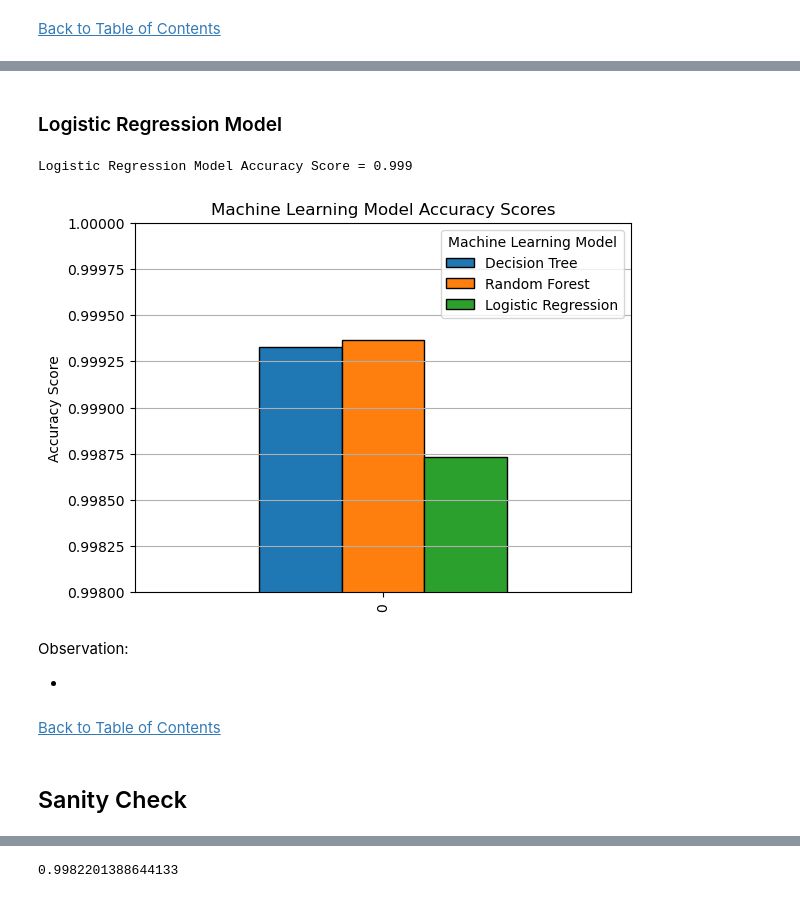
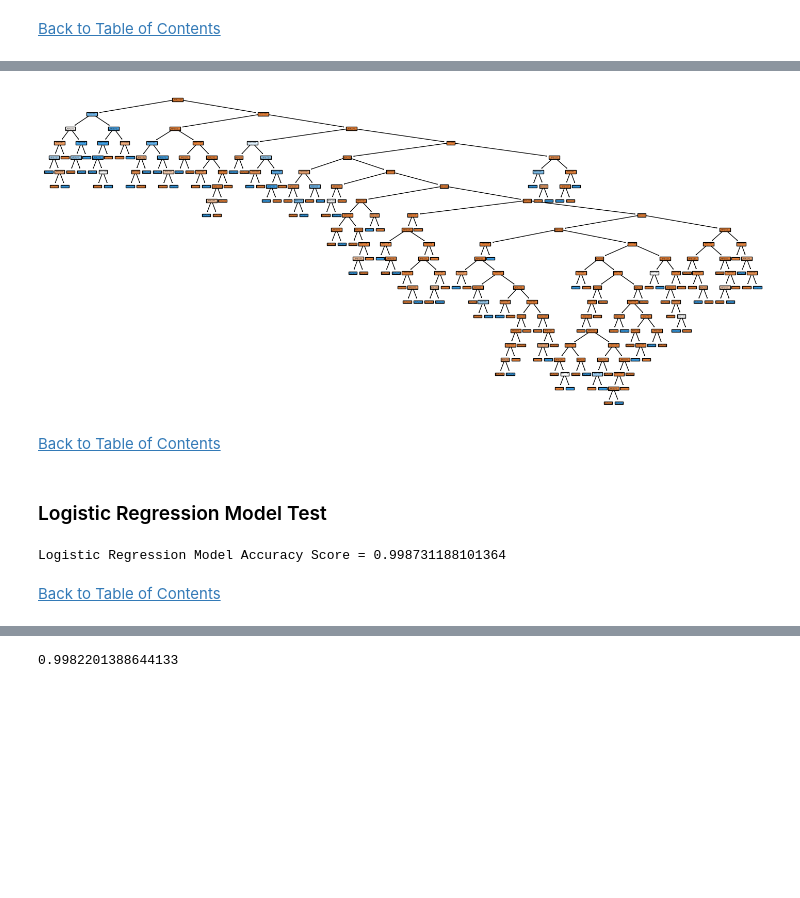
Before and after one commit to jasondo-da/Credit_Card_Fraud_Machine_Learning_Model, a Jupyter notebook: credit_card_fraud_analysis.ipynb, the cells around one changed output, grey strips where cells are left out. Drawn from its saved outputs; the diff is of its cells as text; code cells hidden in the pictures; blank space fills up the shorter version.

```diff
--- a/credit_card_fraud_analysis.ipynb
+++ b/credit_card_fraud_analysis.ipynb
@@ -402,34 +440,23 @@ Random Forest Model Accuracy Score = 0.999
-# %% [markdown]
-### Logistic Regression Model
-# %%
-# Using the test dataset instead of the valid dataset
-score_test = logreg_model.score(features_test, target_test)
-print('Logistic Regression Model Accuracy Score =', score_test)
-# %% [output]
-Logistic Regression Model Accuracy Score = 0.999
-# %%
-# Creating a dataframe with all the model test set results
-model_scores = pd.DataFrame({'Decision Tree': [dt_score],
-                             'Random Forest': [rf_score],
-                             'Logistic Regression': [score_test]})
-
-# Plotting the various models using the test data
-model_scores.plot(kind='bar',
-                  edgecolor='black')
-plt.title('Machine Learning Model Accuracy Scores')
-plt.ylim([0.998, 1])
-plt.ylabel('Accuracy Score')
-plt.legend(title='Machine Learning Model',
-           loc='upper right')
-plt.grid(axis='y')
-plt.show()
-# %% [output]
-[figure, removed]
-# %% [markdown]
-Observation:
-
--
+# %%
+# Visualization of the random forest model
+plt.figure(figsize=(18, 8))
+tree.plot_tree(rforest_model.estimators_[0],
+               filled=True,
+               impurity=False,
+               node_ids=True,
+               proportion=True)
+plt.show()
+# %% [output]
+[figure, added]
 # %% [markdown]
 [Back to Table of Contents](#back)
-# %% [markdown]
-## Sanity Check
+# %% [markdown]
+### Logistic Regression Model Test
+# %%
+# Using the test dataset instead of the valid dataset
+lr_score = logreg_model.score(features_test, target_test)
+print('Logistic Regression Model Accuracy Score =', lr_score)
+# %% [output]
+Logistic Regression Model Accuracy Score = 0.998731188101364
+# %% [markdown]
+[Back to Table of Contents](#back)
```
Also changed, not shown: parts of 32 cells of this notebook.
